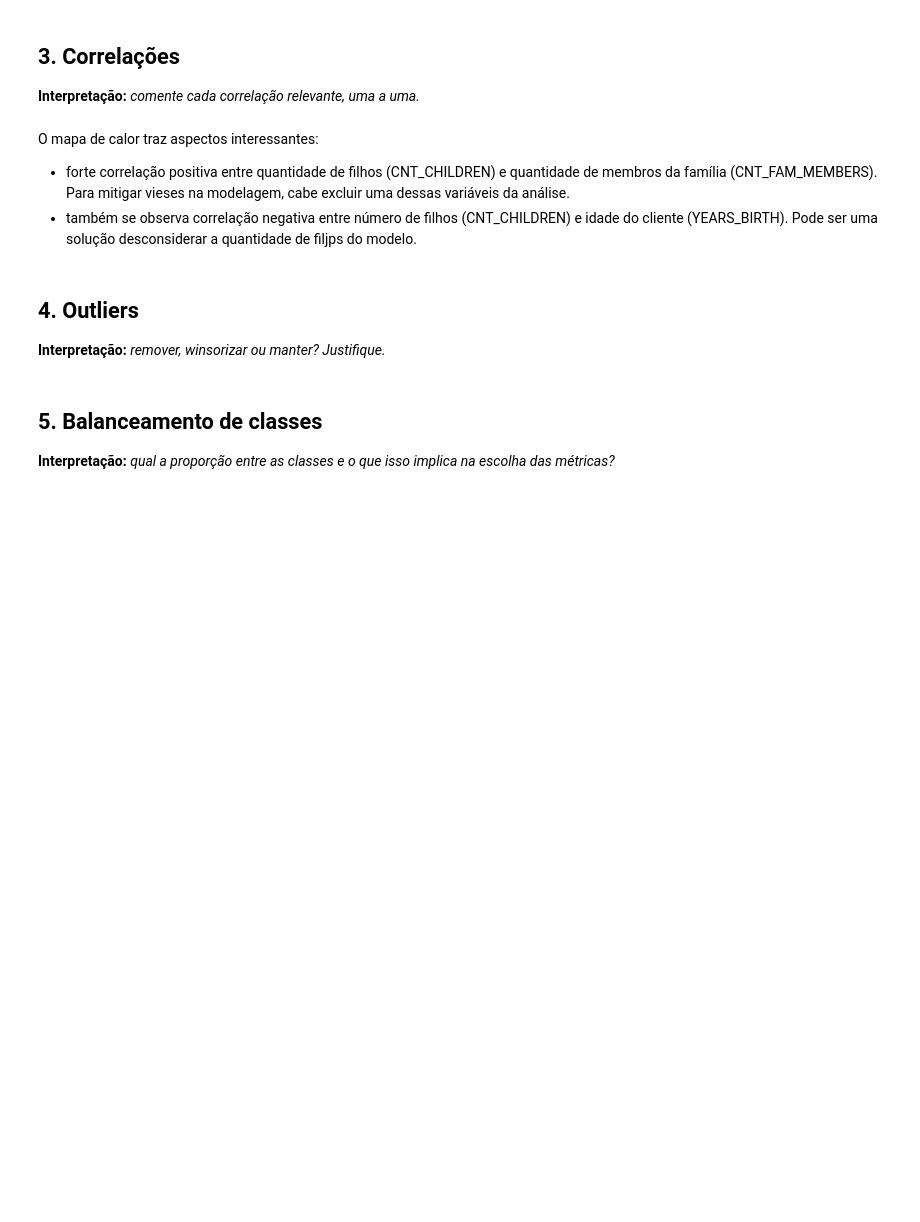
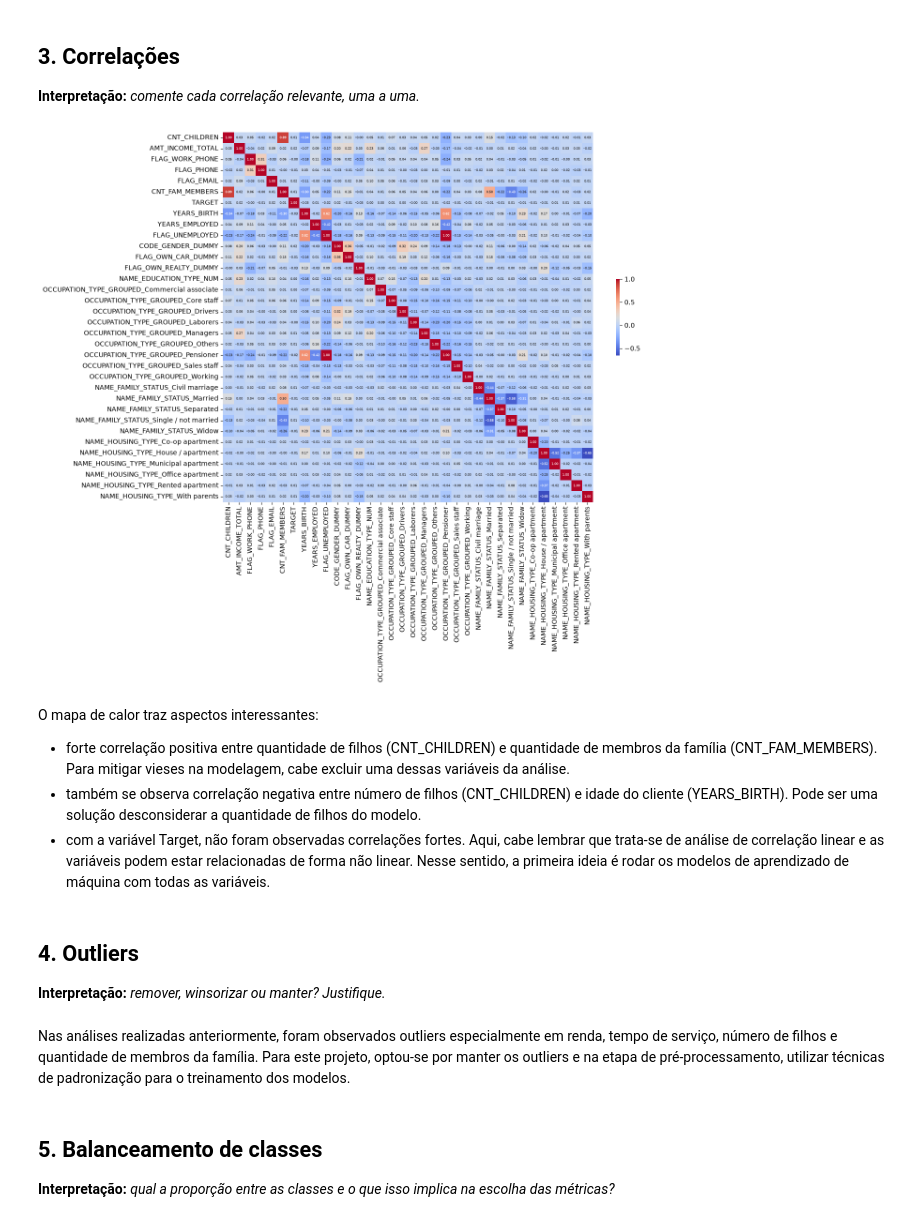
Before and after one commit to a-marcia0/rm377793-postech-tech-challenge-fase2, a Jupyter notebook: notebooks/01_eda.ipynb, the cells around one changed output. Drawn from its saved outputs; the diff is of its cells as text; code cells hidden in the pictures; blank space fills up the shorter version.

```diff
--- a/notebooks/01_eda.ipynb
+++ b/notebooks/01_eda.ipynb
@@ -443,38 +755,26 @@ application_merge.info()
+# %%
+df_heatmap = application_merge.drop(columns=['ID', 'DAYS_BIRTH', 'NAME_INCOME_TYPE','DAYS_EMPLOYED', 'FLAG_MOBIL','OCCUPATION_TYPE', 'CODE_GENDER', 'FLAG_OWN_CAR', 'FLAG_OWN_REALTY', 'NAME_EDUCATION_TYPE', 'NAME_FAMILY_STATUS', 'OCCUPATION_TYPE_ADJUSTED', 'NAME_HOUSING_TYPE', 'OCCUPATION_TYPE_GROUPED'])
 # %%
-cols = [
-    "TARGET",
-    "CODE_GENDER_DUMMY",
-    "YEARS_BIRTH",
-    "YEARS_EMPLOYED",
-    "NAME_EDUCATION_TYPE_NUM",
-    "CNT_CHILDREN",
-    "CNT_FAM_MEMBERS",
-    "AMT_INCOME_TOTAL",
-    "FLAG_OWN_CAR_DUMMY",
-    "FLAG_OWN_REALTY_DUMMY",
-    "FLAG_WORK_PHONE",
-    "FLAG_PHONE",
-    "FLAG_EMAIL",
-    "FLAG_UNEMPLOYED",
-]
-
 plt.figure(figsize=(14, 12))
 sns.heatmap(
-    application_merge[cols].corr(),
+    df_heatmap.corr(),
     annot=True,
     fmt=".2f",
     cmap="coolwarm",
     square=True,
-    annot_kws={"size": 10},
-    cbar_kws={"shrink": .8}
+    annot_kws={"size": 5},
+    cbar_kws={"shrink": .2}
 )
 
 plt.tight_layout()
 plt.show()
+# %% [output]
+[figure, added]
 # %% [markdown]
 O mapa de calor traz aspectos interessantes:
 - forte correlação positiva entre quantidade de filhos (CNT_CHILDREN) e quantidade de membros da família (CNT_FAM_MEMBERS). Para mitigar vieses na modelagem, cabe excluir uma dessas variáveis da análise.
-- também se observa correlação negativa entre número de filhos (CNT_CHILDREN) e idade do cliente (YEARS_BIRTH). Pode ser uma solução desconsiderar a quantidade de filjps do modelo.
+- também se observa correlação negativa entre número de filhos (CNT_CHILDREN) e idade do cliente (YEARS_BIRTH). Pode ser uma solução desconsiderar a quantidade de filhos do modelo.
+- com a variável Target, não foram observadas correlações fortes. Aqui, cabe lembrar que trata-se de análise de correlação linear e as variáveis podem estar relacionadas de forma não linear. Nesse sentido, a primeira ideia é rodar os modelos de aprendizado de máquina com todas as variáveis.
 # %% [markdown]
 ## 4. Outliers
 
@@ -485,3 +782,6 @@ application_merge.describe().round(2).T
+# %% [markdown]
+Nas análises realizadas anteriormente, foram observados outliers especialmente em renda, tempo de serviço, número de filhos e quantidade de membros da família.
+Para este projeto, optou-se por manter os outliers e na etapa de pré-processamento, utilizar técnicas de padronização para o treinamento dos modelos.
 # %% [markdown]
 ## 5. Balanceamento de classes
 
```
Also changed, not shown: parts of 34 cells of this notebook, 2 other files.
